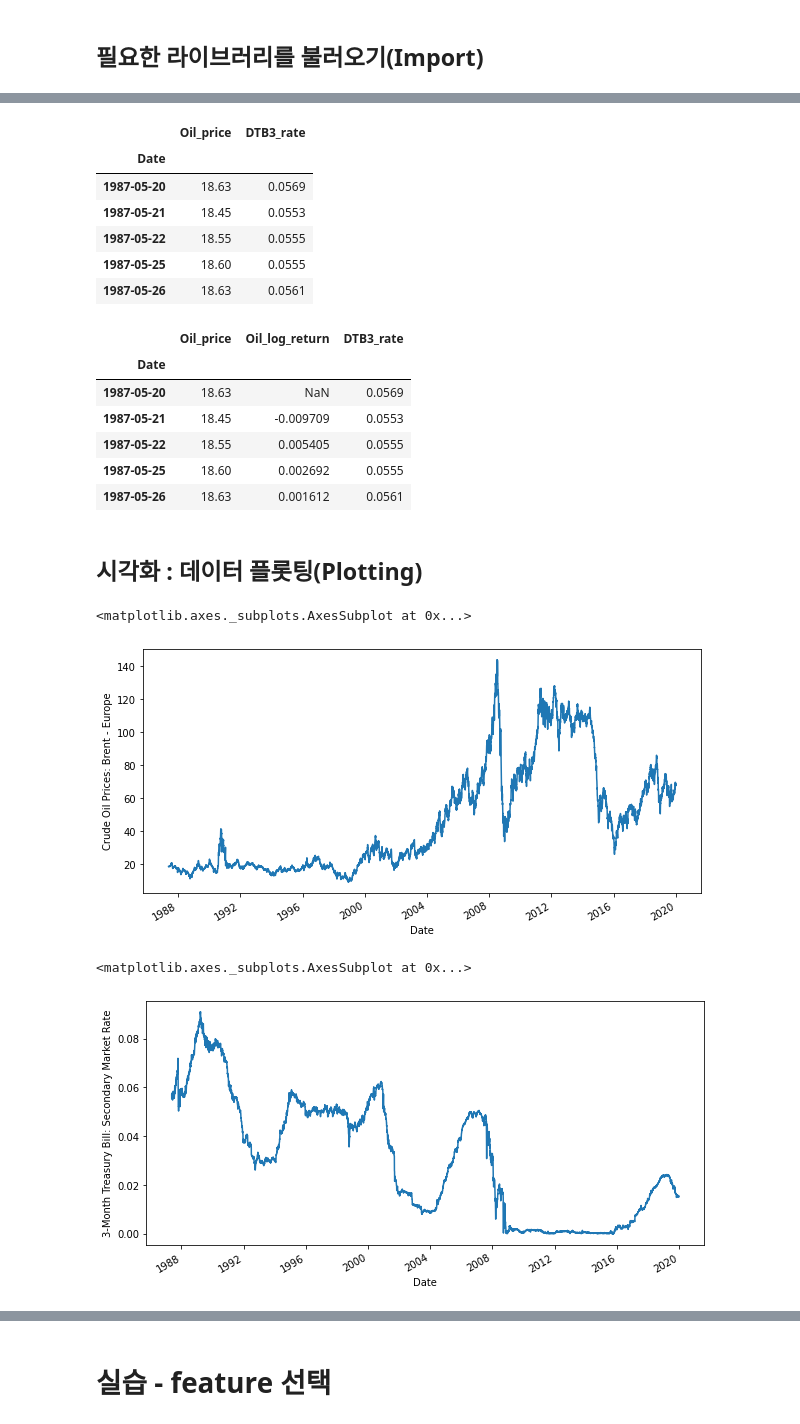
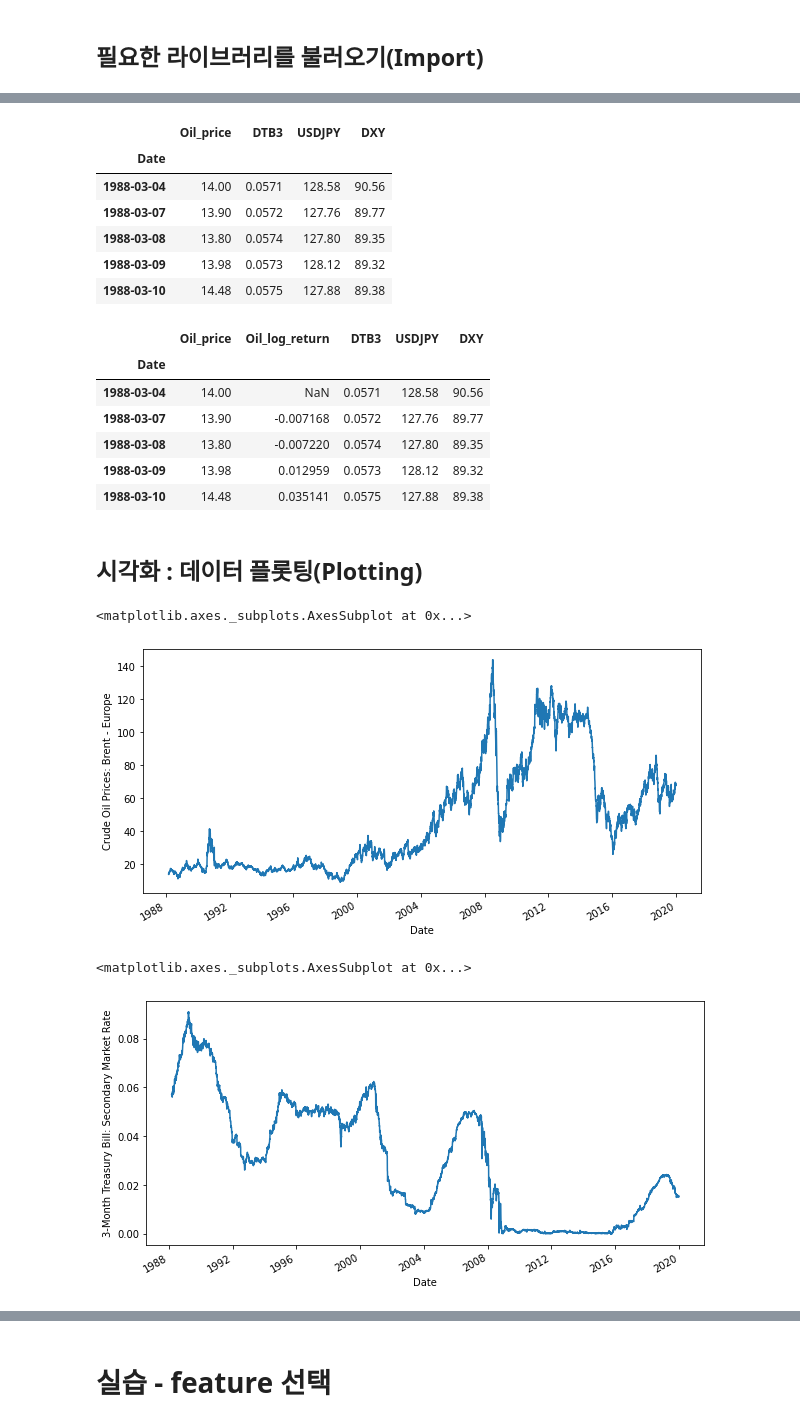
Before and after one commit to khbae/data-analytics-process, a Jupyter notebook: 데이터_분석_프로세스의_이해와_리더의_역할.ipynb, the cells around one changed output, grey strips where cells are left out. Cells and saved outputs as stored; diff of their text form; code cells hidden in the pictures.

```diff
--- a/데이터_분석_프로세스의_이해와_리더의_역할.ipynb
+++ b/데이터_분석_프로세스의_이해와_리더의_역할.ipynb
@@ -94,31 +99,31 @@ from tensorflow.keras.layers import Dense, Flatten, Conv1D, MaxPooling1D
 # %%
 # 깃허브에서 저장되어있는 데이터 불러오기
-url = 'https://raw.githubusercontent.com/data-science-lab/predicting-oil-prices/main/01_Data/data.csv'
+url = 'https://raw.githubusercontent.com/khbae/data-analytics-process/main/Data/data.csv'
 dataset = pd.read_csv(url, index_col="Date", parse_dates=["Date"])
 dataset.head()
 # %% [output]
-|  | Oil_price | DTB3_rate |
-| Date |  |  |
-| 1987-05-20 | 18.63 | 0.0569 |
-| 1987-05-21 | 18.45 | 0.0553 |
-| 1987-05-22 | 18.55 | 0.0555 |
-| 1987-05-25 | 18.60 | 0.0555 |
-| 1987-05-26 | 18.63 | 0.0561 |
+|  | Oil_price | DTB3 | USDJPY | DXY |
+| Date |  |  |  |  |
+| 1988-03-04 | 14.00 | 0.0571 | 128.58 | 90.56 |
+| 1988-03-07 | 13.90 | 0.0572 | 127.76 | 89.77 |
+| 1988-03-08 | 13.80 | 0.0574 | 127.80 | 89.35 |
+| 1988-03-09 | 13.98 | 0.0573 | 128.12 | 89.32 |
+| 1988-03-10 | 14.48 | 0.0575 | 127.88 | 89.38 |
 # %%
 ## 로그 수익률 계산
 log_return = np.log(dataset['Oil_price'])
 log_return = log_return.diff(1)
 dataset['Oil_log_return'] = log_return
-dataset = dataset[["Oil_price", "Oil_log_return", "DTB3_rate"]]  ## 열의 순서를 재배치
+dataset = dataset[["Oil_price", "Oil_log_return", "DTB3", "USDJPY", "DXY"]]  ## 열의 순서를 재배치
 dataset.head()
 # %% [output]
-|  | Oil_price | Oil_log_return | DTB3_rate |
-| Date |  |  |  |
-| 1987-05-20 | 18.63 | NaN | 0.0569 |
-| 1987-05-21 | 18.45 | -0.009709 | 0.0553 |
-| 1987-05-22 | 18.55 | 0.005405 | 0.0555 |
-| 1987-05-25 | 18.60 | 0.002692 | 0.0555 |
-| 1987-05-26 | 18.63 | 0.001612 | 0.0561 |
+|  | Oil_price | Oil_log_return | DTB3 | USDJPY | DXY |
+| Date |  |  |  |  |  |
+| 1988-03-04 | 14.00 | NaN | 0.0571 | 128.58 | 90.56 |
+| 1988-03-07 | 13.90 | -0.007168 | 0.0572 | 127.76 | 89.77 |
+| 1988-03-08 | 13.80 | -0.007220 | 0.0574 | 127.80 | 89.35 |
+| 1988-03-09 | 13.98 | 0.012959 | 0.0573 | 128.12 | 89.32 |
+| 1988-03-10 | 14.48 | 0.035141 | 0.0575 | 127.88 | 89.38 |
 # %% [markdown]
 ## 시각화 : 데이터 플롯팅(Plotting)
 # %%
@@ -129,13 +134,13 @@ plt.ylabel("Crude Oil Prices: Brent - Europe")
 dataset.Oil_price.plot(figsize=(10,5))
 # %% [output]
 <matplotlib.axes._subplots.AxesSubplot at 0x...>
-[figure, old version]
+[figure, new version]
 # %%
 # Y축 이름 설정
 plt.ylabel("3-Month Treasury Bill: Secondary Market Rate")
 
 # 그래프 사이즈 설정
-dataset.DTB3_rate.plot(figsize=(10,5))
+dataset.DTB3.plot(figsize=(10,5))
 # %% [output]
 <matplotlib.axes._subplots.AxesSubplot at 0x...>
-[figure, old version]
+[figure, new version]
```
Also changed, not shown: parts of 28 cells of this notebook.
